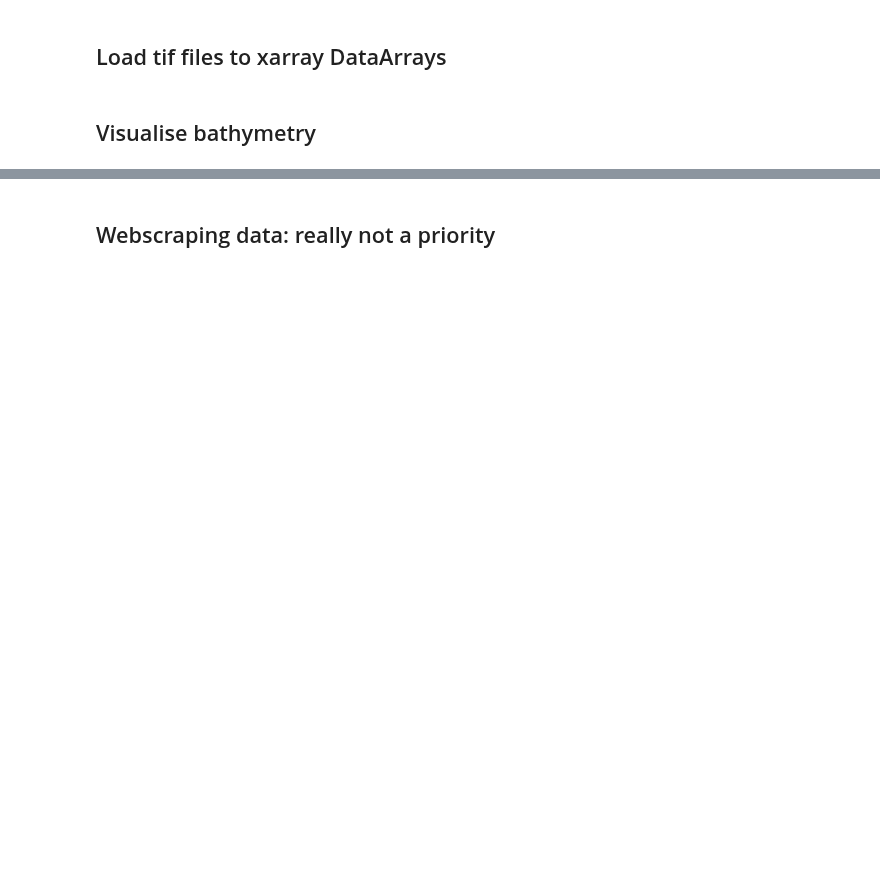
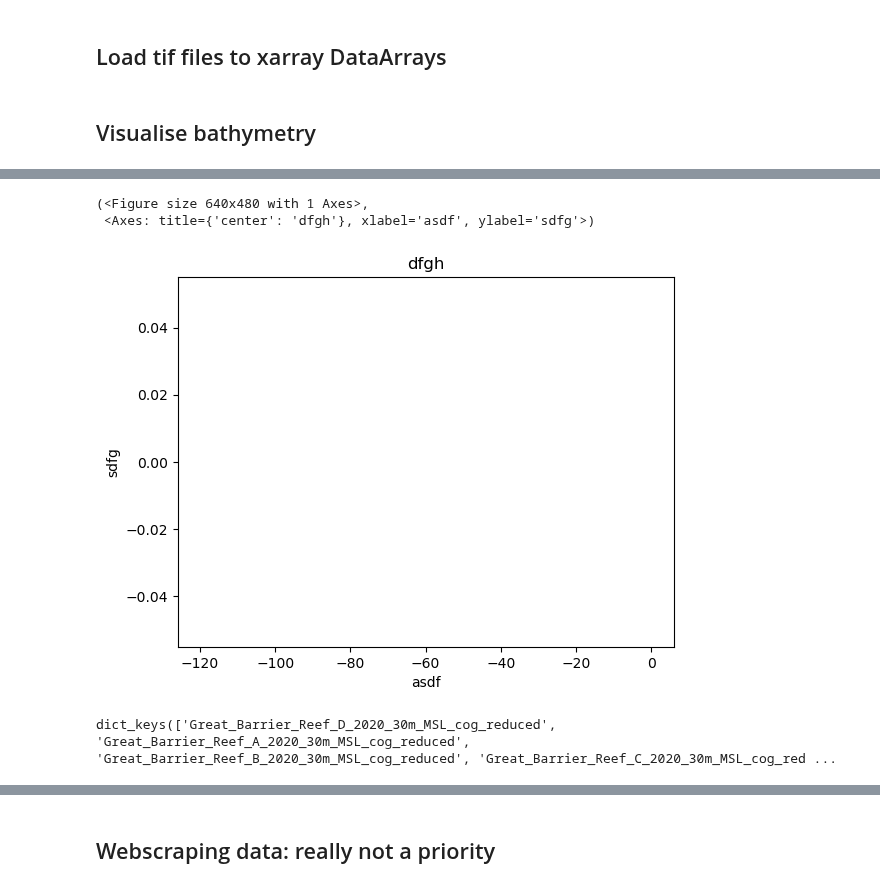
Before and after one commit to orlando-code/coralshift, a Jupyter notebook: notebooks/bathymetry.ipynb, the cells around one changed output, grey strips where cells are left out. Drawn from its saved outputs; the diff is of its cells as text; code cells hidden in the pictures; blank space fills up the shorter version.

```diff
--- a/notebooks/bathymetry.ipynb
+++ b/notebooks/bathymetry.ipynb
@@ -124,0 +264,13 @@ def plot_borders(ax):
+# %%
+out = return_pixels_closest_to_value(reduced_dict['Great_Barrier_Reef_C_2020_30m_MSL_cog_reduced'].values, central_value=0, buffer_pixels=1)
+
+plot_array_hist(out,'asdf','sdfg','dfgh')
+# %% [output]
+(<Figure size 640x480 with 1 Axes>,
+ <Axes: title={'center': 'dfgh'}, xlabel='asdf', ylabel='sdfg'>)
+[figure, added]
+# %%
+reduced_dict.keys()
+reduced_dict = reduce_dict_of_xa_arrays(gbr_30_dict)
+# %% [output]
+dict_keys(['Great_Barrier_Reef_D_2020_30m_MSL_cog_reduced', 'Great_Barrier_Reef_A_2020_30m_MSL_cog_reduced', 'Great_Barrier_Reef_B_2020_30m_MSL_cog_reduced', 'Great_Barrier_Reef_C_2020_30m_MSL_cog_red ...
```
Also changed, not shown: parts of 34 cells of this notebook.
